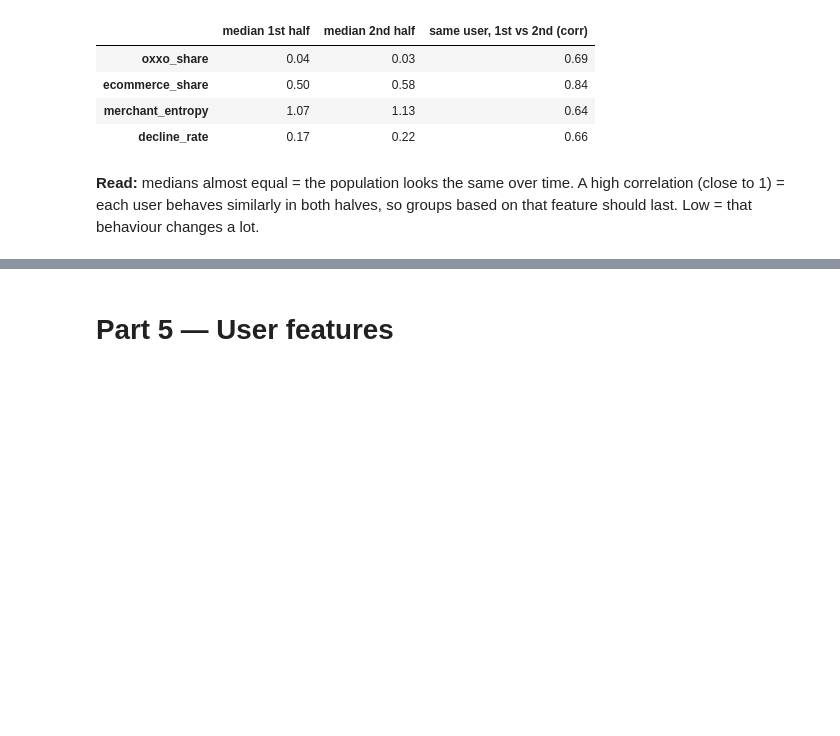
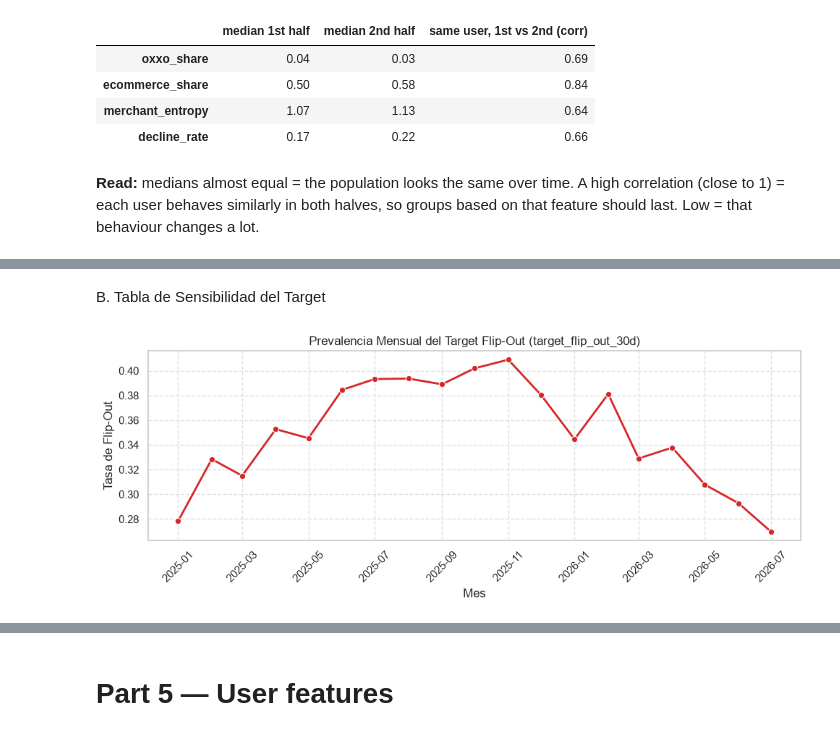
Before and after one commit to Krdz14/EDAgroup5, a Jupyter notebook: Evidence_2.ipynb, the cells around one changed output, grey strips where cells are left out. Drawn from its saved outputs; the diff is of its cells as text; code cells hidden in the pictures; blank space fills up the shorter version.

```diff
--- a/Evidence_2.ipynb
+++ b/Evidence_2.ipynb
@@ -610,0 +371,16 @@ out
+# %% [markdown]
+B. Tabla de Sensibilidad del Target
+# %%
+plt.figure(figsize=(10, 4))
+monthly_prev = df.groupby('mes')['target_flip_out_30d'].mean().reset_index()
+
+sns.lineplot(data=monthly_prev, x='mes', y='target_flip_out_30d', marker='o', color='#d62728', linewidth=2)
+plt.title('Prevalencia Mensual del Target Flip-Out (target_flip_out_30d)')
+plt.xlabel('Mes')
+plt.ylabel('Tasa de Flip-Out')
+plt.xticks(rotation=45)
+plt.grid(True, linestyle='--', alpha=0.6)
+plt.tight_layout()
+plt.show()
+# %% [output]
+[figure, added]
```
Also changed, not shown: parts of 16 cells of this notebook, 1 other file.
